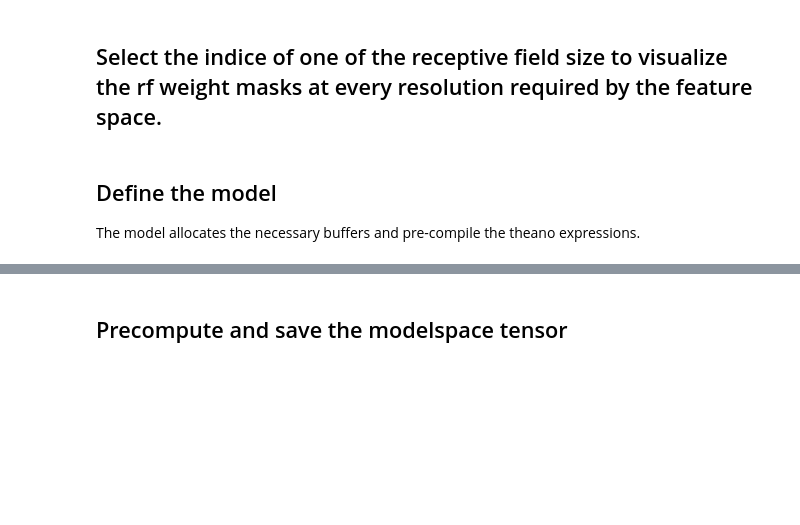
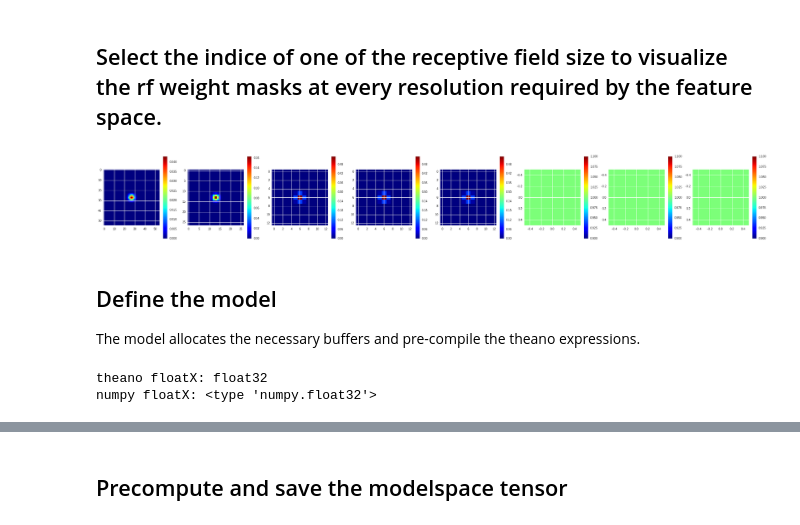
Before and after one commit to styvesg/fwrf, a Jupyter notebook: fwrf_training_dnn_model_template.ipynb, the cells around one changed output, grey strips where cells are left out. Cells and saved outputs as stored; diff of their text form; code cells hidden in the pictures; blank space fills up the shorter version.

```diff
--- a/fwrf_training_dnn_model_template.ipynb
+++ b/fwrf_training_dnn_model_template.ipynb
@@ -207,17 +258,25 @@ print rs
 # %%
 ith_rf_size = 0
 
 n = len(fmaps_sizes)
 plt.figure(figsize=(5*n,5))
 sigmas = sharedModel_specs[1][2](*sharedModel_specs[0][2])
 for i,r in enumerate(fmaps_sizes):
     _,_,z = pnu.make_gaussian_mass(0., 0., sigmas[ith_rf_size], r[2], size=20.)
     plt.subplot(1,n,i+1)
-    plt.imshow(z, interpolation='None')
+    plt.imshow(z, interpolation='None', cmap='jet')
     plt.colorbar()
+# %% [output]
+[figure, added]
 # %% [markdown]
 ## Define the model
 The model allocates the necessary buffers and pre-compile the theano expressions.
+# %%
+reload(prf)
+from src.fwrf import FWRF_model, fpX
+# %% [output]
+theano floatX: float32
+numpy floatX: <type 'numpy.float32'>
 # %%
 fwrf = FWRF_model(_fmaps, fmaps_sizes, _invar, fmaps_sizes,
     batches_p=(200, ny*nx), batches_o=(200, 300, ny*nx), batches_t=(200, 10*ny*nx),\
```
Also changed, not shown: parts of 24 cells of this notebook, 2 other files.
